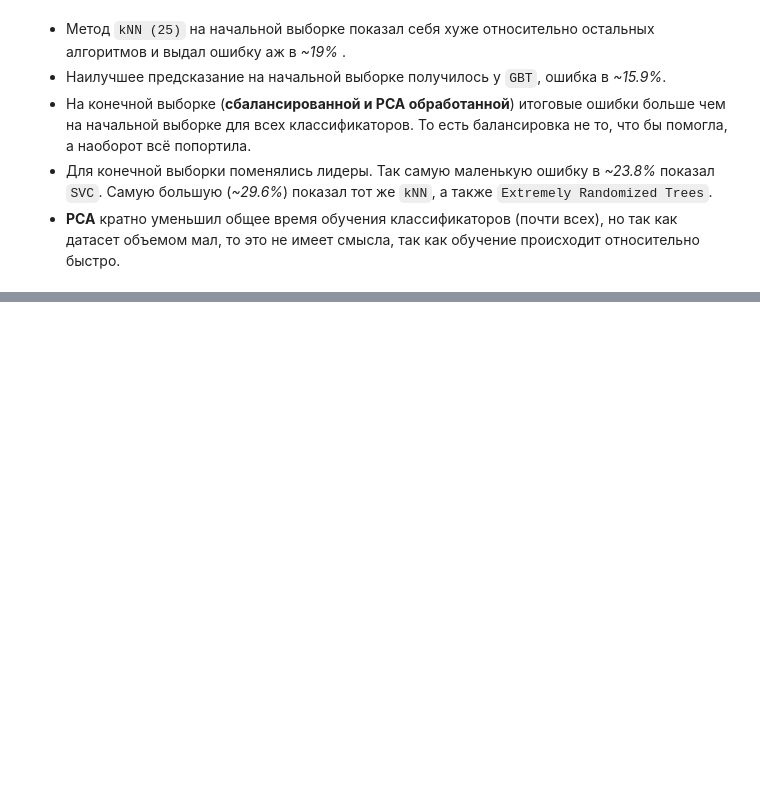
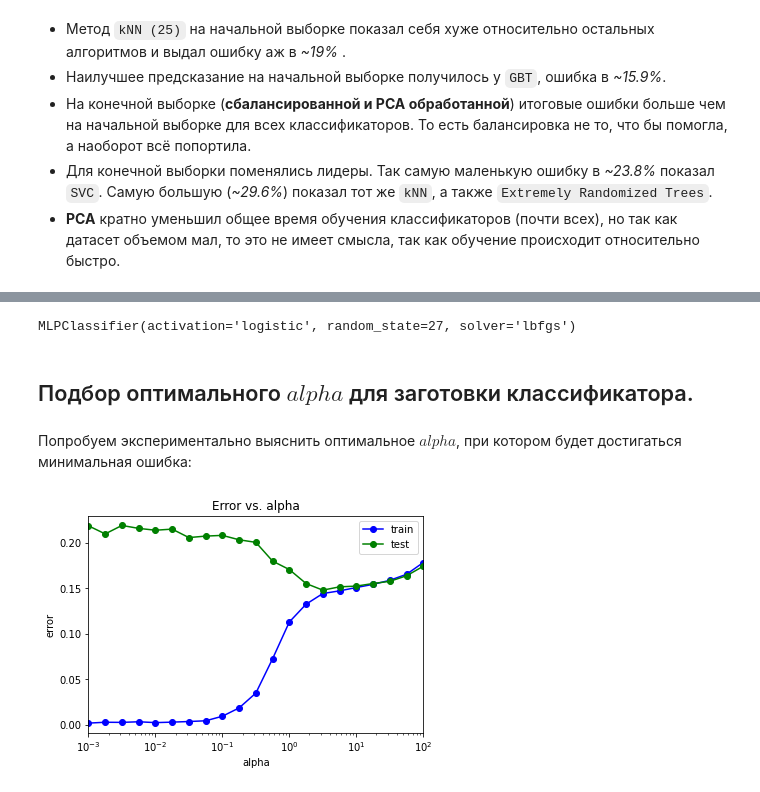
Before and after one commit to TrampI550/ML_car_insurence, a Jupyter notebook: ML_Sablin.ipynb, the cells around one changed output, grey strips where cells are left out. Drawn from its saved outputs; the diff is of its cells as text; code cells hidden in the pictures; blank space fills up the shorter version.

Commit message:
Neural network added

```diff
--- a/ML_Sablin.ipynb
+++ b/ML_Sablin.ipynb
@@ -837,0 +847,7 @@ Wall time: 2.8 s
+# %%
+X_train, X_test, y_train, y_test = train_test_split(X, y, test_size = 0.25, random_state = 27)
+
+N_train, _ = X_train.shape
+N_test, _ = X_test.shape
+
+N_train, N_test
@@ -837,0 +863,44 @@ Wall time: 2.8 s
+# %%
+from sklearn.neural_network import MLPClassifier
+mlp_model = MLPClassifier(hidden_layer_sizes = (100,),
+                          solver = 'lbfgs',
+                          activation = 'logistic',
+                          random_state = 27)
+mlp_model.fit(X_train, y_train)
+# %% [output]
+MLPClassifier(activation='logistic', random_state=27, solver='lbfgs')
+# %% [markdown]
+## Подбор оптимального $alpha$ для заготовки классификатора.
+# %% [markdown]
+Попробуем экспериментально выяснить оптимальное $alpha$, при котором будет достигаться минимальная ошибка:
+# %%
+alpha_arr = np.logspace(-3, 2, 21)
+test_err = []
+train_err = []
+train_acc = []
+test_acc = []
+
+for alpha in alpha_arr:
+    mlp_model = MLPClassifier(alpha = alpha, hidden_layer_sizes = (100,),
+                              solver = 'lbfgs', activation = 'logistic', max_iter=1000, random_state = 27)
+
+    mlp_model.fit(X_train, y_train)
+
+    y_train_pred = mlp_model.predict(X_train)
+    y_test_pred = mlp_model.predict(X_test)
+
+    train_err.append(np.mean(y_train != y_train_pred))
+    test_err.append(np.mean(y_test != y_test_pred))
+    train_acc.append(accuracy_score(y_train, y_train_pred))
+    test_acc.append(accuracy_score(y_test, y_test_pred))
+# %%
+plt.semilogx(alpha_arr, train_err, 'b-o', label = 'train', color="blue")
+plt.semilogx(alpha_arr, test_err, 'r-o', label = 'test', color="green")
+plt.xlim([np.min(alpha_arr), np.max(alpha_arr)])
+plt.title('Error vs. alpha')
+plt.xlabel('alpha')
+plt.ylabel('error')
+plt.legend()
+pass
+# %% [output]
+[figure, added]
```
Also changed, not shown: parts of 50 cells of this notebook.
